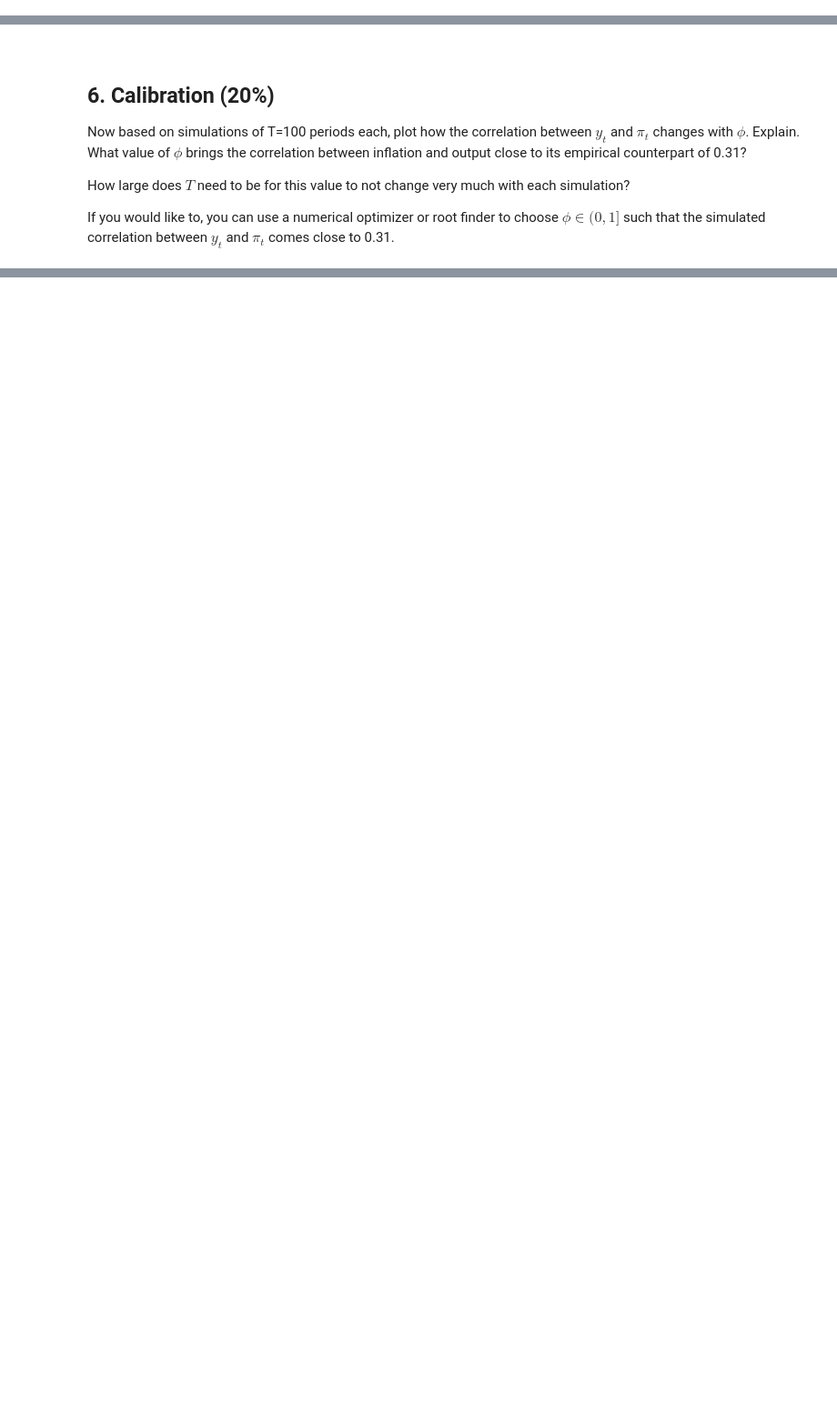
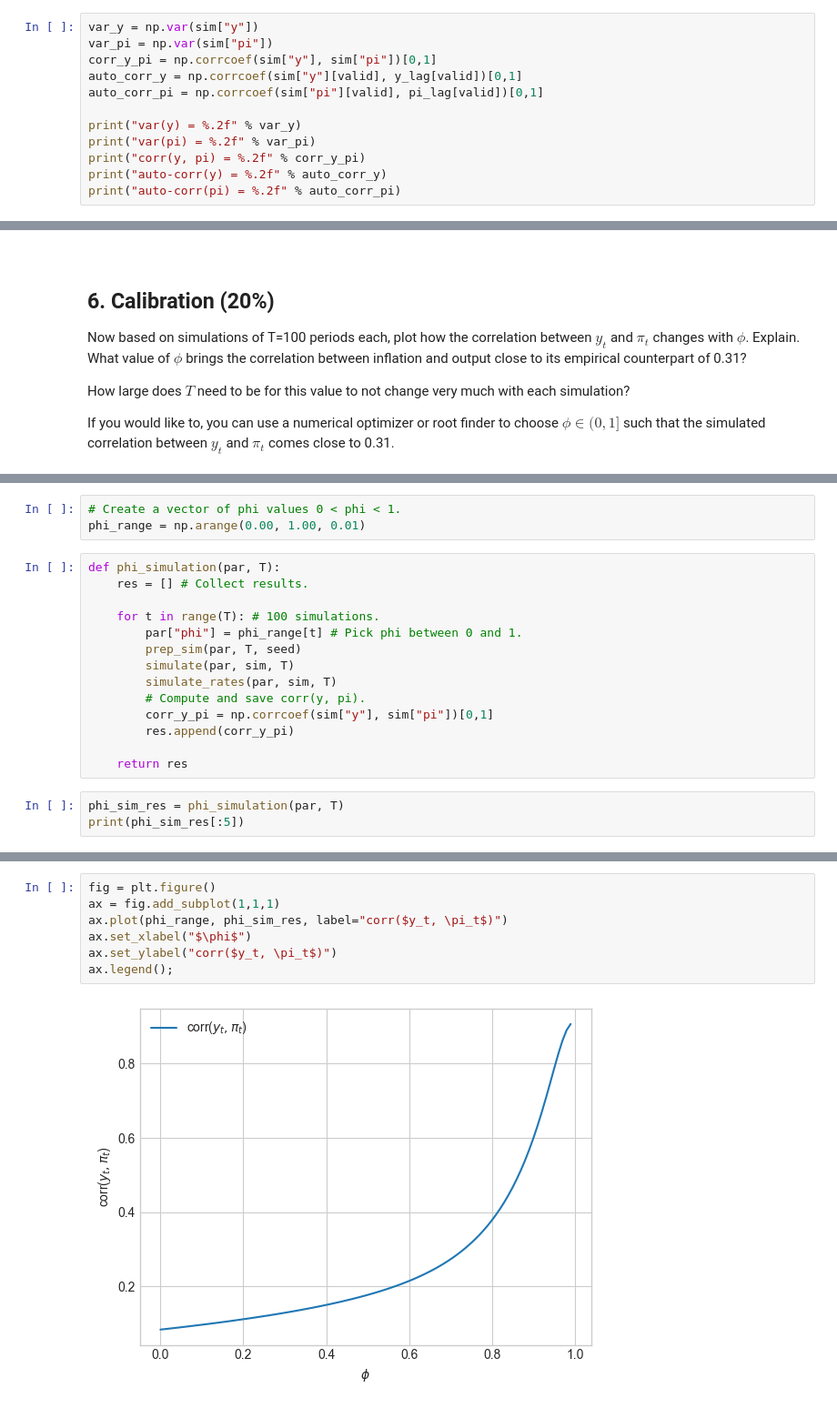
Before and after one commit to ChristerKoldLindholm/AS-AD-model, a Jupyter notebook: ASAD_questions.ipynb, the cells around one changed output, grey strips where cells are left out. Shown at 91% size. Drawn from its saved outputs; the diff is of its cells as text; blank space fills up the shorter version.

```diff
--- a/ASAD_questions.ipynb
+++ b/ASAD_questions.ipynb
@@ -518,0 +537,12 @@ Are output and inflation positively or negatively related? Why? What might chang
+# %%
+var_y = np.var(sim["y"])
+var_pi = np.var(sim["pi"])
+corr_y_pi = np.corrcoef(sim["y"], sim["pi"])[0,1]
+auto_corr_y = np.corrcoef(sim["y"][valid], y_lag[valid])[0,1]
+auto_corr_pi = np.corrcoef(sim["pi"][valid], pi_lag[valid])[0,1]
+
+print("var(y) = %.2f" % var_y)
+print("var(pi) = %.2f" % var_pi)
+print("corr(y, pi) = %.2f" % corr_y_pi)
+print("auto-corr(y) = %.2f" % auto_corr_y)
+print("auto-corr(pi) = %.2f" % auto_corr_pi)
@@ -530,0 +576,20 @@ If you would like to, you can use a numerical optimizer or root finder to choose
+# %%
+# Create a vector of phi values 0 < phi < 1.
+phi_range = np.arange(0.00, 1.00, 0.01)
+# %%
+def phi_simulation(par, T):
+    res = [] # Collect results.
+
+    for t in range(T): # 100 simulations.
+        par["phi"] = phi_range[t] # Pick phi between 0 and 1.
+        prep_sim(par, T, seed)
+        simulate(par, sim, T)
+        simulate_rates(par, sim, T)
+        # Compute and save corr(y, pi).
+        corr_y_pi = np.corrcoef(sim["y"], sim["pi"])[0,1]
+        res.append(corr_y_pi)
+
+    return res
+# %%
+phi_sim_res = phi_simulation(par, T)
+print(phi_sim_res[:5])
@@ -530,0 +598,9 @@ If you would like to, you can use a numerical optimizer or root finder to choose
+# %%
+fig = plt.figure()
+ax = fig.add_subplot(1,1,1)
+ax.plot(phi_range, phi_sim_res, label="corr($y_t, \pi_t$)")
+ax.set_xlabel("$\phi$")
+ax.set_ylabel("corr($y_t, \pi_t$)")
+ax.legend();
+# %% [output]
+[figure, added]
```
Also changed, not shown: parts of 19 cells of this notebook, 1 other file.
